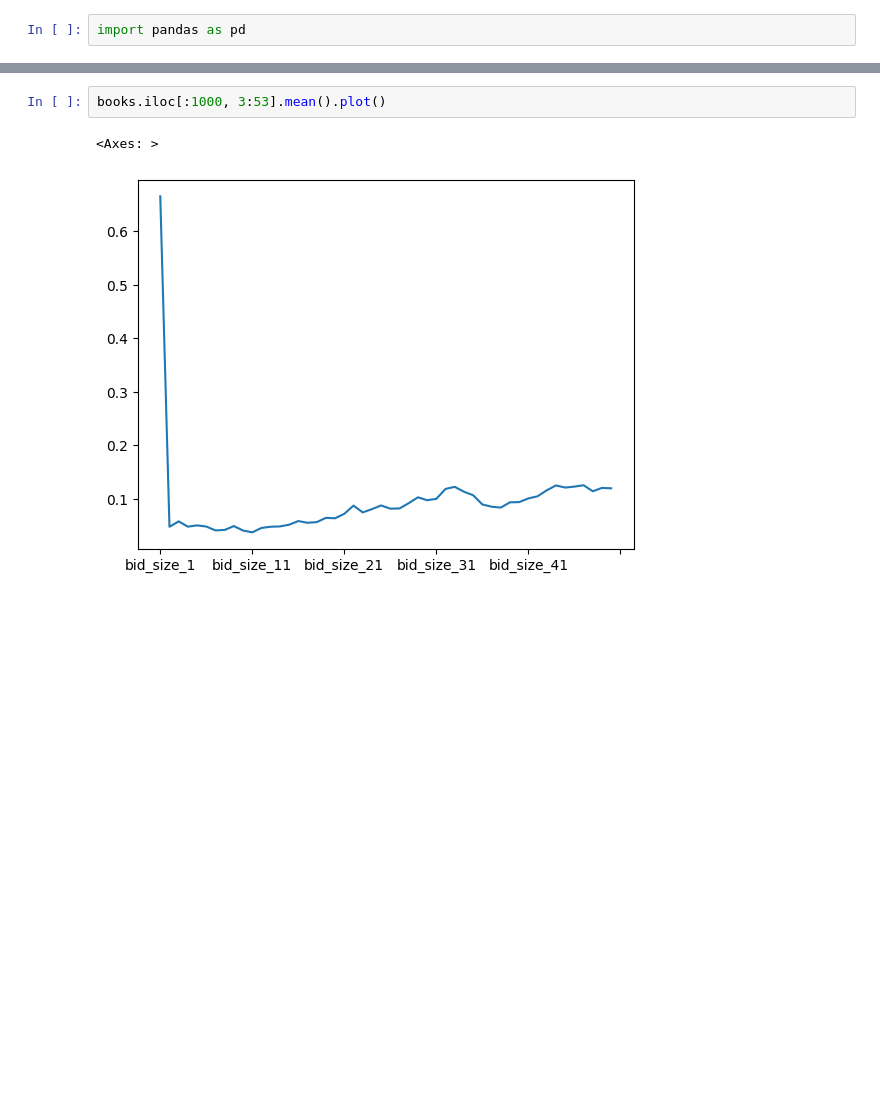
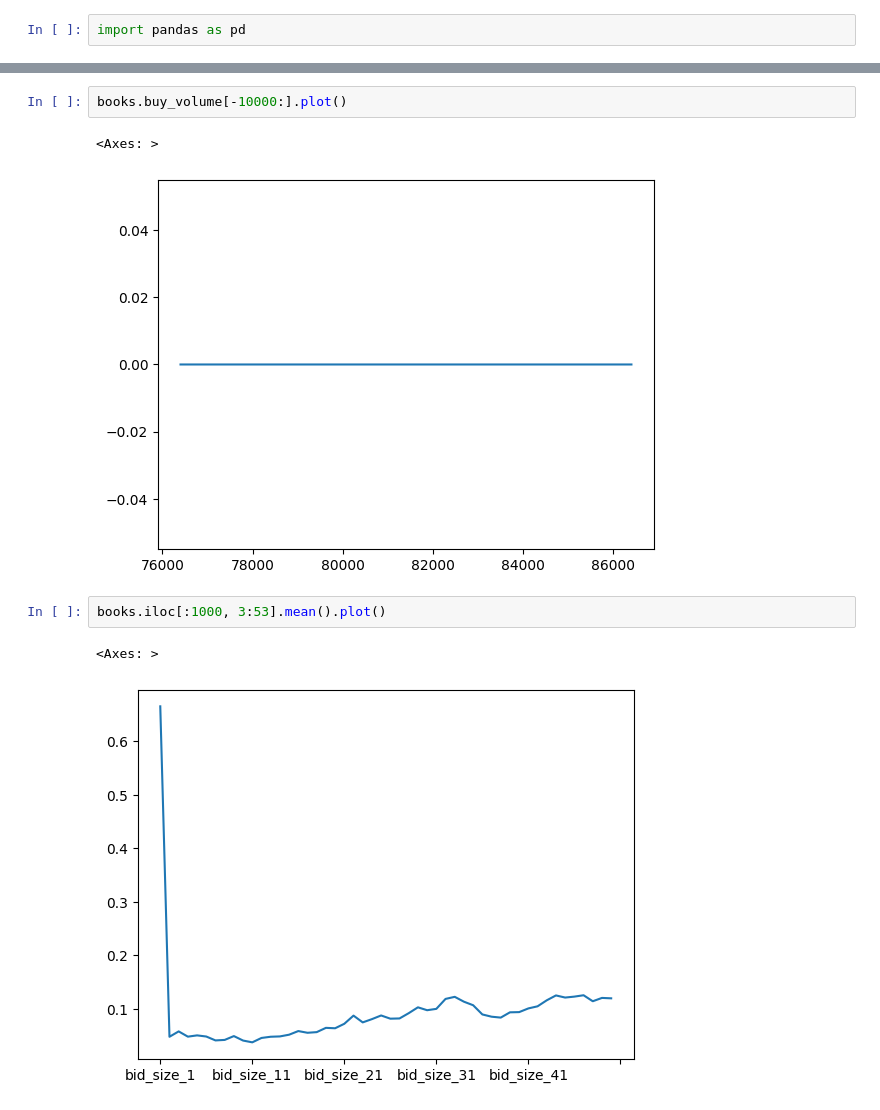
Before and after one commit to jinczing/okx-lob-da, a Jupyter notebook: feature-eda.ipynb, the cells around one changed output, grey strips where cells are left out. Drawn from its saved outputs; the diff is of its cells as text; blank space fills up the shorter version.

```diff
--- a/feature-eda.ipynb
+++ b/feature-eda.ipynb
@@ -15,3 +54,8 @@ books.head()
+# %%
+books.buy_volume[-10000:].plot()
+# %% [output]
+<Axes: >
+[figure, added]
 # %%
 books.iloc[:1000, 3:53].mean().plot()
 # %% [output]
```
Also changed, not shown: parts of 7 cells of this notebook, 5 other files.
